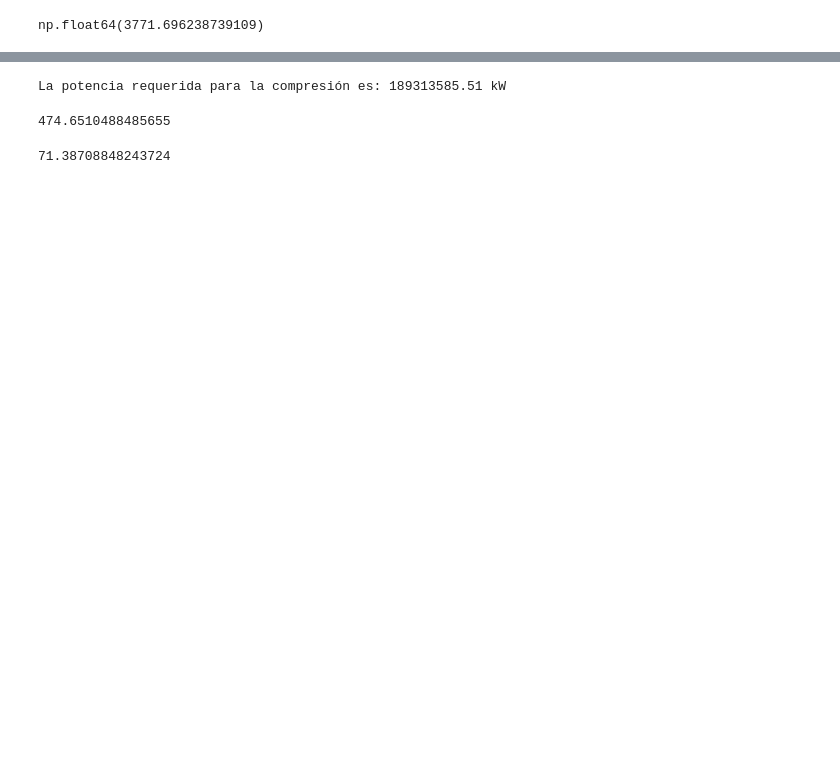
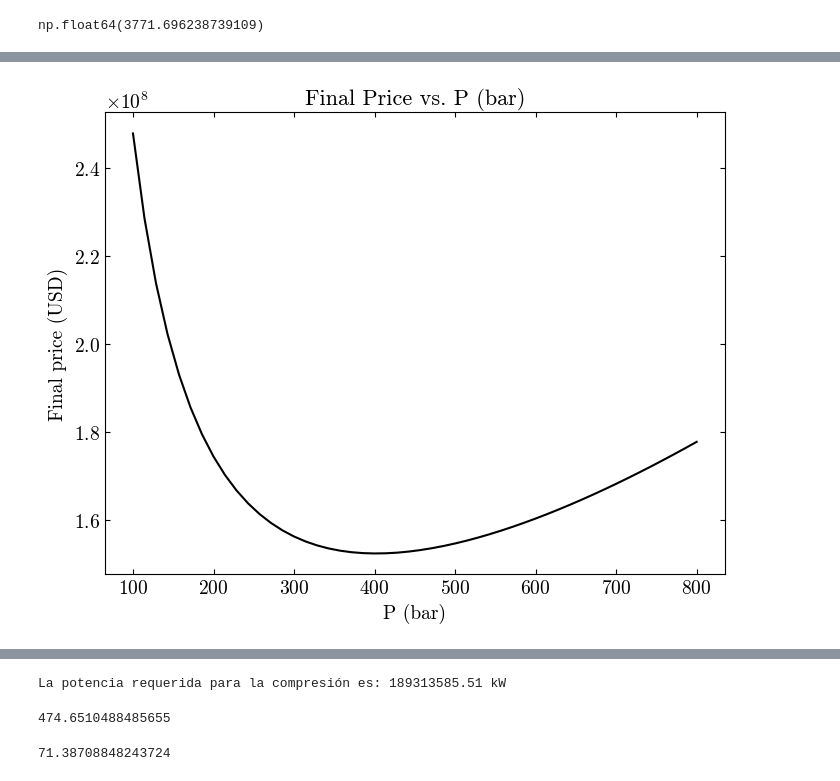
Before and after one commit to SOTO729/8vo, a Jupyter notebook: Dimensionamiento de Equipos/Tanque_tipo_I-II.ipynb, the cells around one changed output, grey strips where cells are left out. Cells and saved outputs as stored; diff of their text form; code cells hidden in the pictures; blank space fills up the shorter version.

```diff
--- a/Dimensionamiento de Equipos/Tanque_tipo_I-II.ipynb
+++ b/Dimensionamiento de Equipos/Tanque_tipo_I-II.ipynb
@@ -486,7 +473,40 @@ resultados['Vt (m3)']=Vv
 resultados['Espesor']=Tt
 resultados['Radio (m)']=Rr
 resultados['Longitud (m)']=Ll
-resultados['Final price (MXN)']=price
+resultados['Final price (USD)']=price
+# %%
+import matplotlib.pyplot as plt
+import scienceplots  # Descomenta si tienes instalado SciencePlots y quieres usar sus estilos
+plt.style.use(['no-latex'])
+
+# Se asume que ya has creado el DataFrame "resultados" con las siguientes columnas:
+# "P (bar)", "Mt (ton)", "Vt (m3)", "Espesor", "Radio (m)", "Longitud (m)", "Final price (USD)"
+resultados_sorted = resultados.sort_values(by="P (bar)")
+
+# Crear la figura y el eje
+fig, ax = plt.subplots(figsize=(8, 6))
+
+# Graficar "Final price (USD)" en función de "P (bar)"
+ax.plot(resultados_sorted["P (bar)"], resultados_sorted["Final price (USD)"],
+        linestyle="-", color="black", lw=1.5)
+
+# Personalizar etiquetas y título
+ax.set_xlabel("P (bar)", fontsize=14)
+ax.set_ylabel("Final price (USD)", fontsize=14)
+ax.set_title("Final Price vs. P (bar)", fontsize=16)
+
+# Ajustar los ticks para un formato profesional
+ax.tick_params(axis="both", which="major", labelsize=14, direction="in", top=True, right=True)
+ax.tick_params(axis="both", which="minor", labelsize=12, direction="in", top=True, right=True)
+
+# Forzar notación científica en los ejes (si es aplicable)
+ax.ticklabel_format(axis="both", style="sci")
+ax.xaxis.get_offset_text().set_fontsize(14)
+ax.yaxis.get_offset_text().set_fontsize(14)
+
+plt.show()
+# %% [output]
+[figure, added]
 # %%
 import matplotlib.pyplot as plt
 import pandas as pd
```
Also changed, not shown: parts of 10 cells of this notebook, 1 other file.
